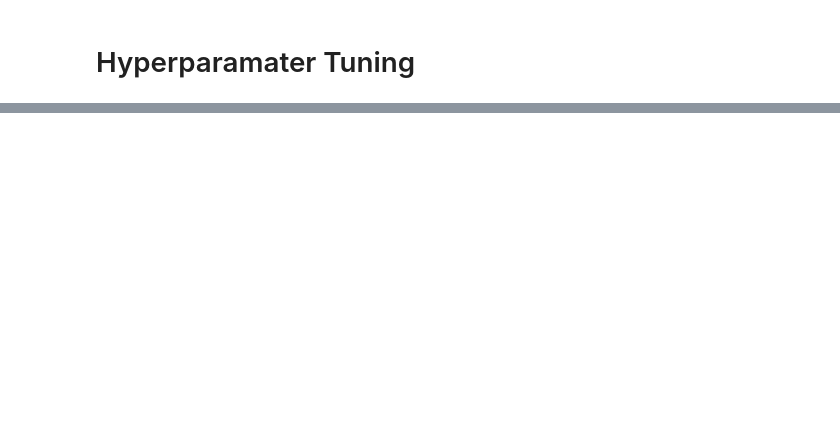
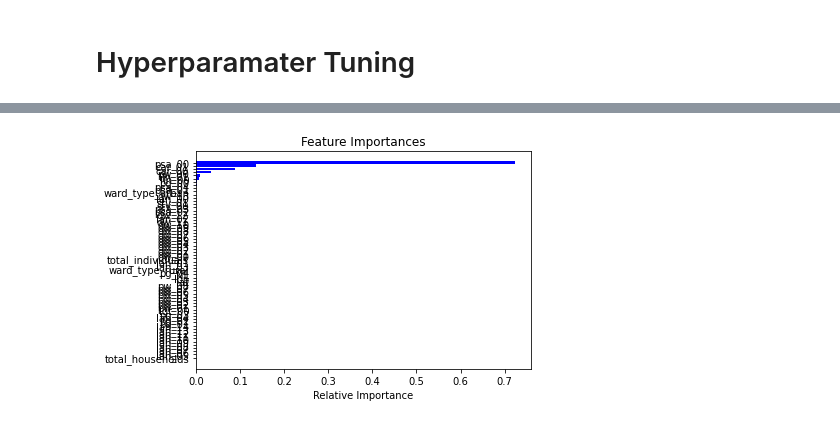
Before and after one commit to christine-berlin/Zindi_Data_female_households_RSA, a Jupyter notebook: models/random_forest_model.ipynb, the cells around one changed output, grey strips where cells are left out. Drawn from its saved outputs; the diff is of its cells as text; code cells hidden in the pictures; blank space fills up the shorter version.

Commit message:
forest-xgb

```diff
--- a/models/random_forest_model.ipynb
+++ b/models/random_forest_model.ipynb
@@ -252,0 +273,4 @@ NameError: name 'make_pipeline' is not defined
+# %%
+# define X and y values
+X = df.drop(['target', 'ward', 'ADM4_PCODE'], axis=1)
+y = df["target"]
@@ -252,0 +287,3 @@ NameError: name 'make_pipeline' is not defined
+# %%
+# add dummy
+X = pd.get_dummies(X)
@@ -252,0 +300,21 @@ NameError: name 'make_pipeline' is not defined
+# %%
+# train_test_split
+X_train, X_test, y_train, y_test = train_test_split(X, y, test_size=0.3, random_state=RSEED)
+# %%
+# Fit model to training data
+regr = RandomForestRegressor(max_depth=2, random_state=0)
+regr.fit(X_train, y_train)
+
+# Make predictions on test set
+y_pred = regr.predict(X_test)
+# %%
+features = X.columns
+importances = regr.feature_importances_
+indices = np.argsort(importances)
+plt.title('Feature Importances')
+plt.barh(range(len(indices)), importances[indices], color='b', align='center')
+plt.yticks(range(len(indices)), [features[i] for i in indices])
+plt.xlabel('Relative Importance')
+plt.show()
+# %% [output]
+[figure, added]
```
Also changed, not shown: parts of 54 cells of this notebook, 1 other file.
